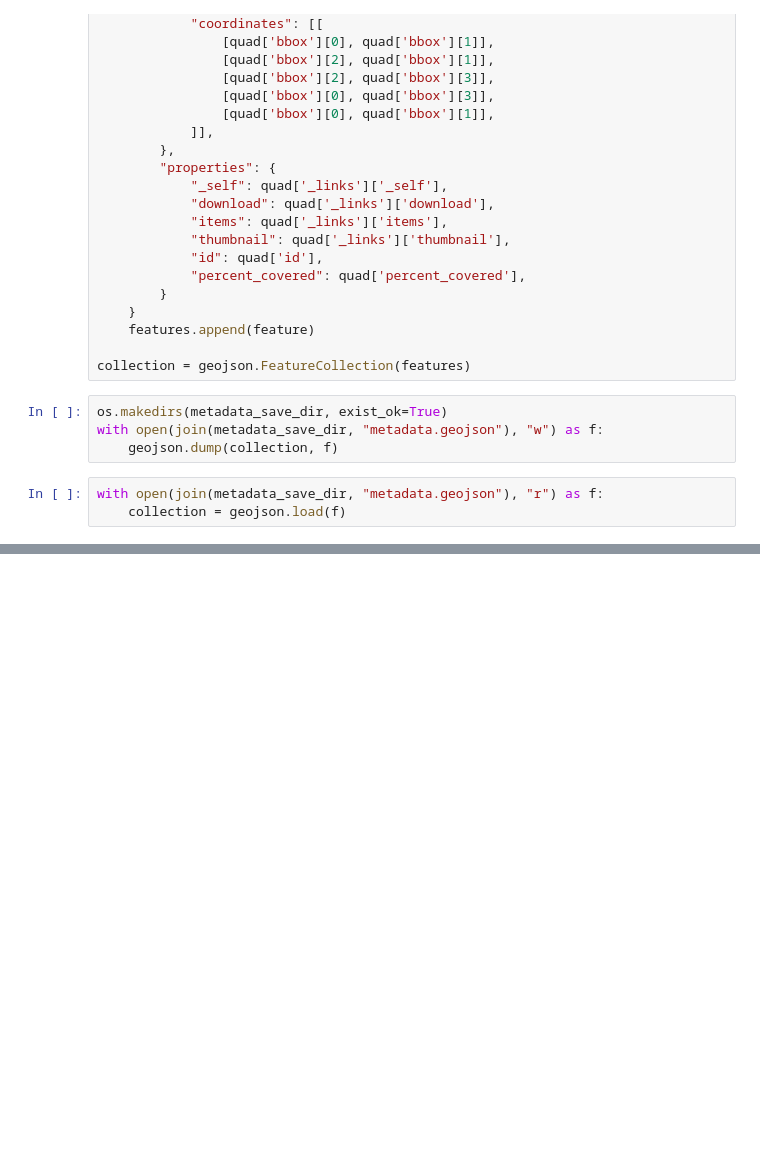
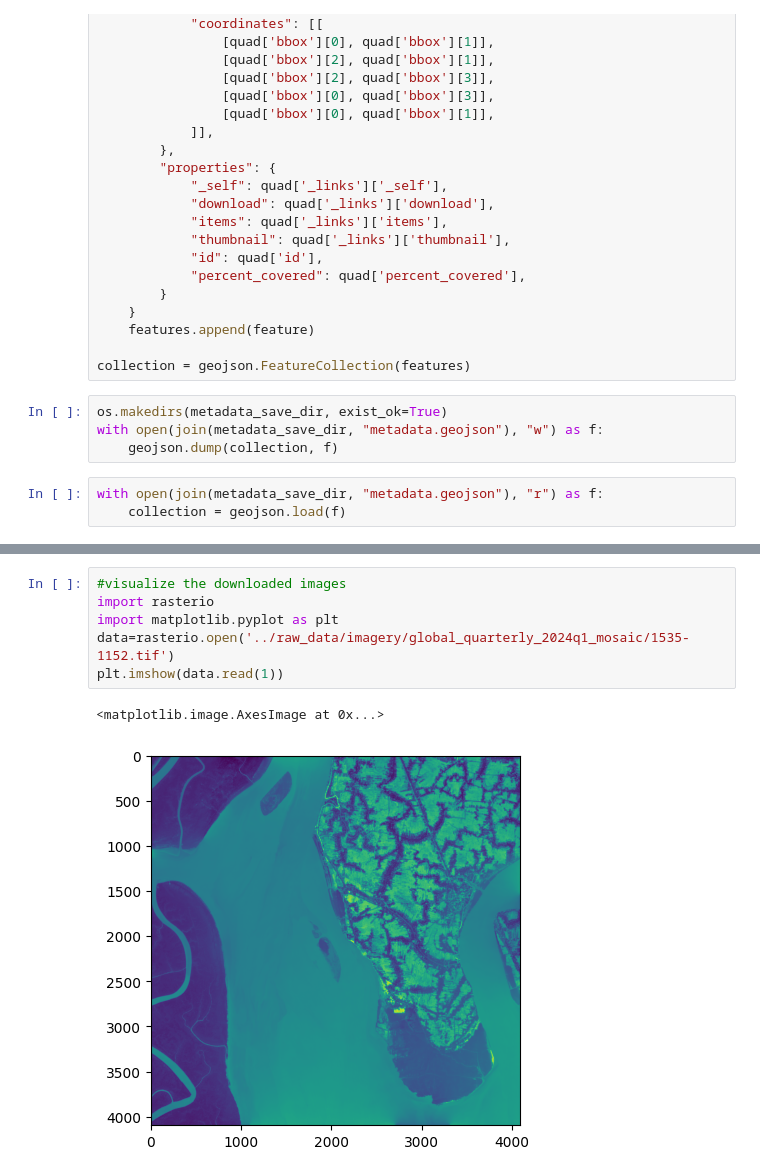
Before and after one commit to rishabh-mondal/ijcai_2025_kilns, a Jupyter notebook: notebooks/download_quads.ipynb, the cells around one changed output, grey strips where cells are left out. Cells and saved outputs as stored; diff of their text form; blank space fills up the shorter version.

```diff
--- a/notebooks/download_quads.ipynb
+++ b/notebooks/download_quads.ipynb
@@ -254,3 +262,12 @@ def download_feature(feature):
 # _ = Parallel(n_jobs=48)(delayed(download_feature)(feature) for feature in tqdm(features))
 with cf.ThreadPoolExecutor(max_workers=48) as executor:
     list(tqdm(executor.map(download_feature, features), total=len(features)))
+# %%
+#visualize the downloaded images
+import rasterio
+import matplotlib.pyplot as plt
+data=rasterio.open('../raw_data/imagery/global_quarterly_2024q1_mosaic/1535-1152.tif')
+plt.imshow(data.read(1))
+# %% [output]
+<matplotlib.image.AxesImage at 0x...>
+[figure, added]
```
Also changed, not shown: parts of 16 cells of this notebook, 2 other files.
